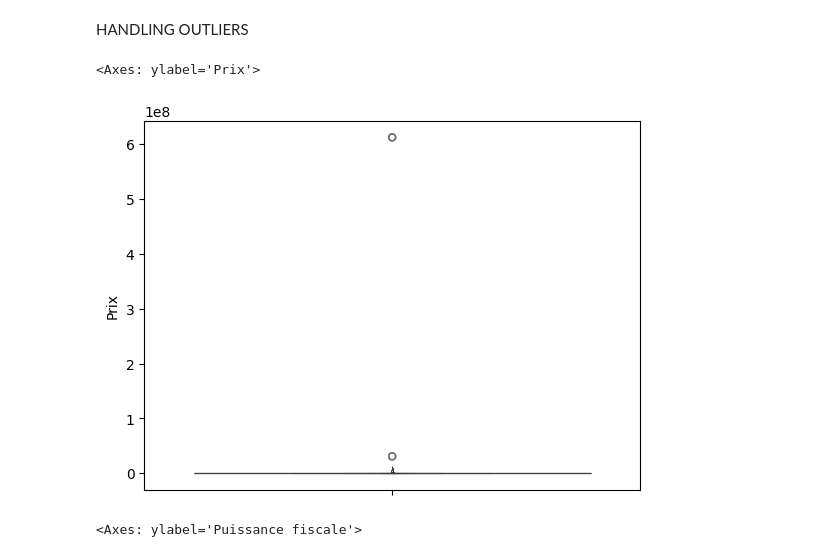
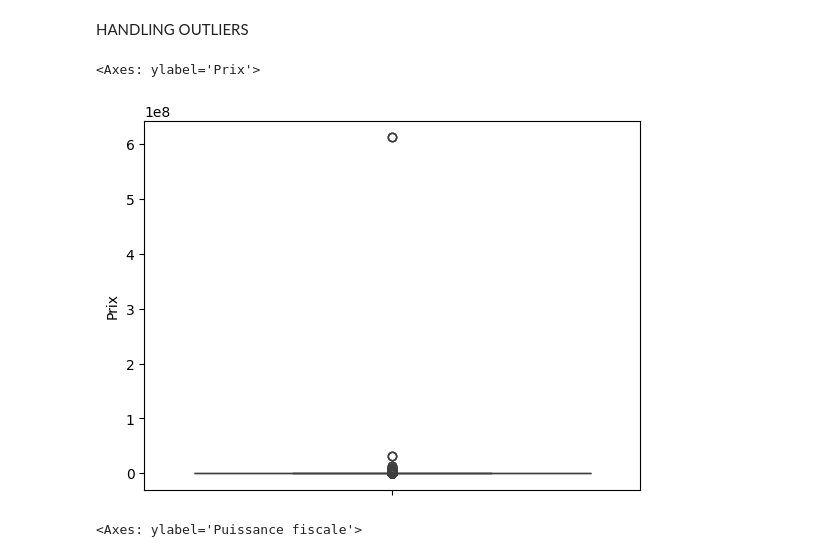
Before and after one commit to AymaneAki/Car_price_prediction, a Jupyter notebook: Car_price.ipynb, the cells around one changed output. Saved outputs shown, nothing was run; the diff lists cells and outputs as text; code cells hidden in the pictures.

```diff
--- a/Car_price.ipynb
+++ b/Car_price.ipynb
@@ -289,10 +289,10 @@ data
 # %% [markdown]
 HANDLING OUTLIERS
 # %%
-sns.boxenplot(data['Prix'])
+sns.boxplot(data['Prix'])
 # %% [output]
 <Axes: ylabel='Prix'>
-[figure, old version]
+[figure, new version]
 # %%
 sns.boxplot(data['Puissance fiscale'])
 # %% [output]
```
Also changed, not shown: parts of 2 cells of this notebook.
